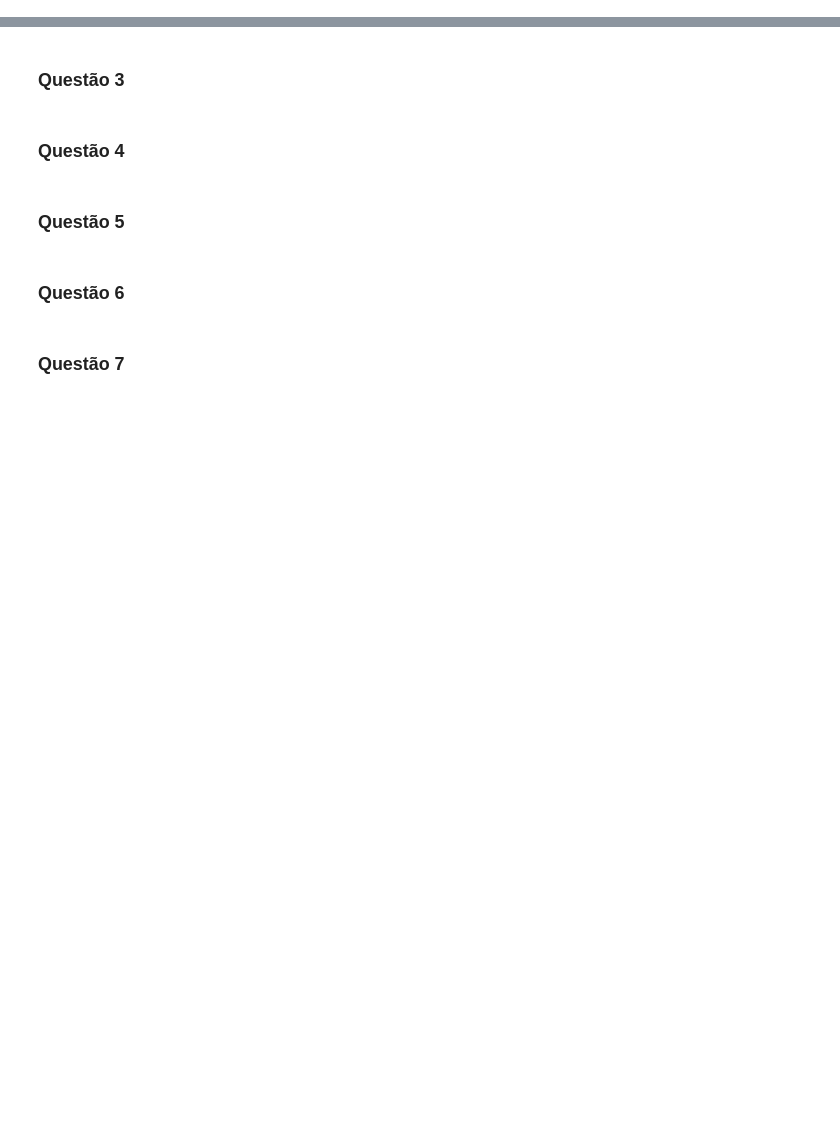
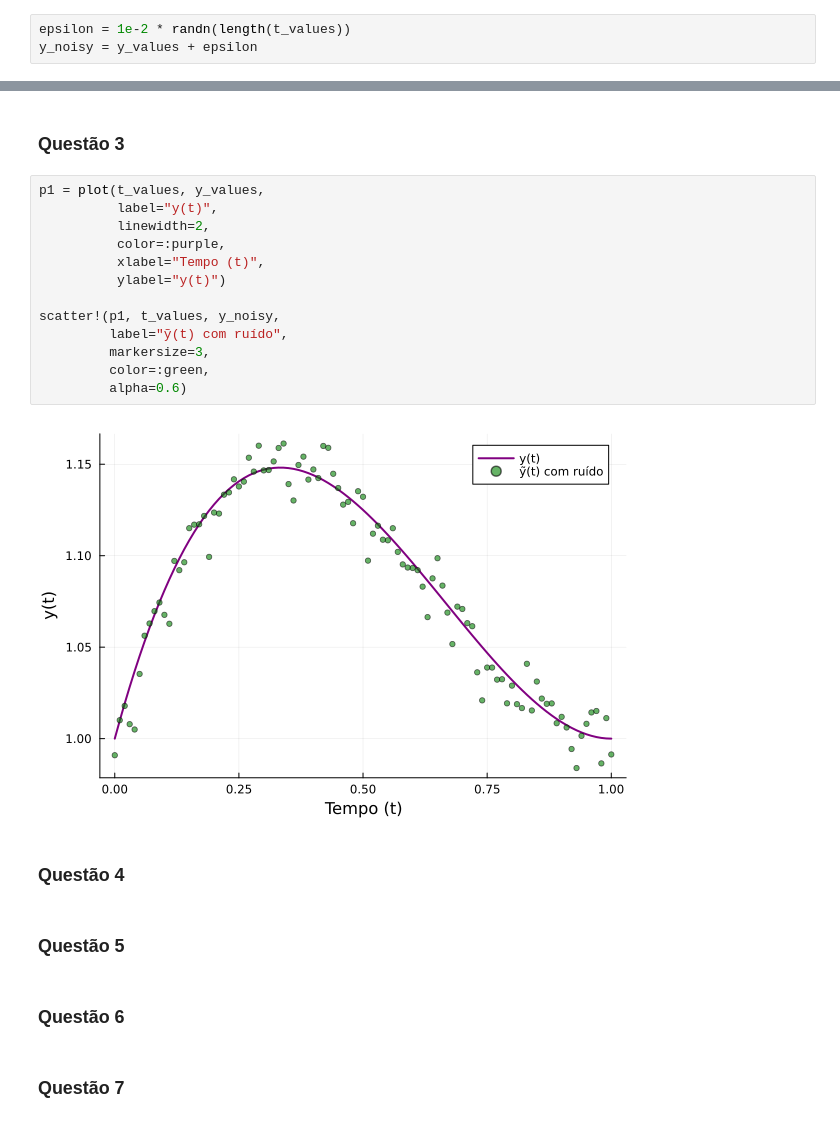
Before and after one commit to amandatz/computational-linear-algebra, a Jupyter notebook: Atividade4.ipynb, the cells around one changed output, grey strips where cells are left out. Drawn from its saved outputs; the diff is of its cells as text; blank space fills up the shorter version.

```diff
--- a/Atividade4.ipynb
+++ b/Atividade4.ipynb
@@ -42,3 +47,6 @@ plot(t_values, y_values,
 [figure]
 # %% [markdown]
 ### Questão 2
+# %%
+epsilon = 1e-2 * randn(length(t_values))
+y_noisy = y_values + epsilon
@@ -45,5 +71,20 @@ plot(t_values, y_values,
 # %% [markdown]
 ### Questão 3
+# %%
+p1 = plot(t_values, y_values,
+          label="y(t)",
+          linewidth=2,
+          color=:purple,
+          xlabel="Tempo (t)",
+          ylabel="y(t)")
+
+scatter!(p1, t_values, y_noisy,
+         label="ỹ(t) com ruído",
+         markersize=3,
+         color=:green,
+         alpha=0.6)
+# %% [output]
+[figure, added]
 # %% [markdown]
 ### Questão 4
 # %% [markdown]
```
Also changed, not shown: parts of 5 cells of this notebook.
